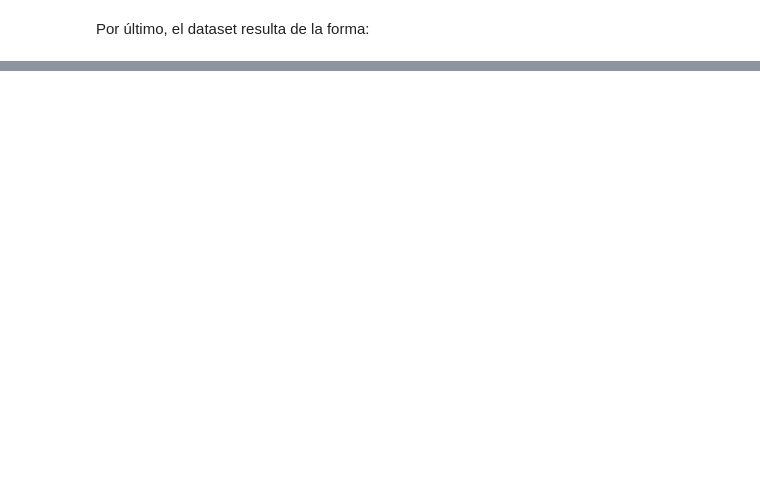
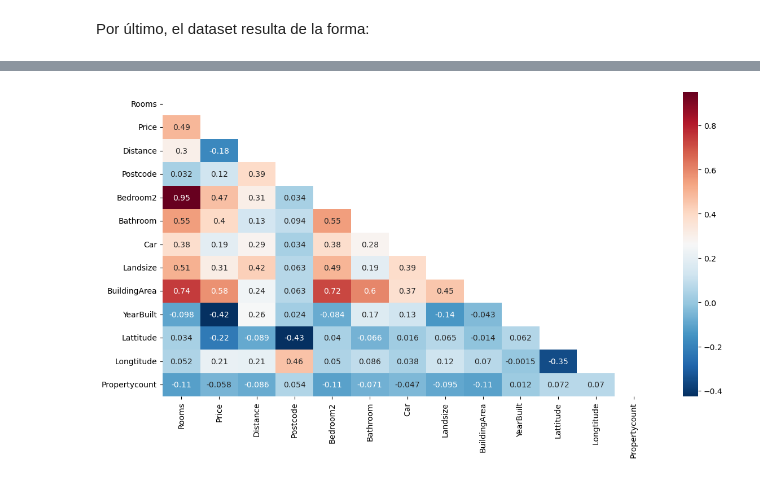
Before and after one commit to JTGlez/DataMining, a Jupyter notebook: P1-2-3/MD_Práctica1_EDA_TGJL_CRLS.ipynb, the cells around one changed output, grey strips where cells are left out. Drawn from its saved outputs; the diff is of its cells as text; code cells hidden in the pictures; blank space fills up the shorter version.

```diff
--- a/P1-2-3/MD_Práctica1_EDA_TGJL_CRLS.ipynb
+++ b/P1-2-3/MD_Práctica1_EDA_TGJL_CRLS.ipynb
@@ -496,0 +574,8 @@ memory usage: 959.1+ KB
+# %%
+# Muestra uno de los lados de la matriz únicamente.
+plt.figure(figsize=(14,7))
+MatrizInf = np.triu(DatosMelbourne.corr())
+sns.heatmap(DatosMelbourne.corr(), cmap='RdBu_r', annot=True, mask=MatrizInf)
+plt.show()
+# %% [output]
+[figure, added]
```
Also changed, not shown: parts of 11 cells of this notebook.
